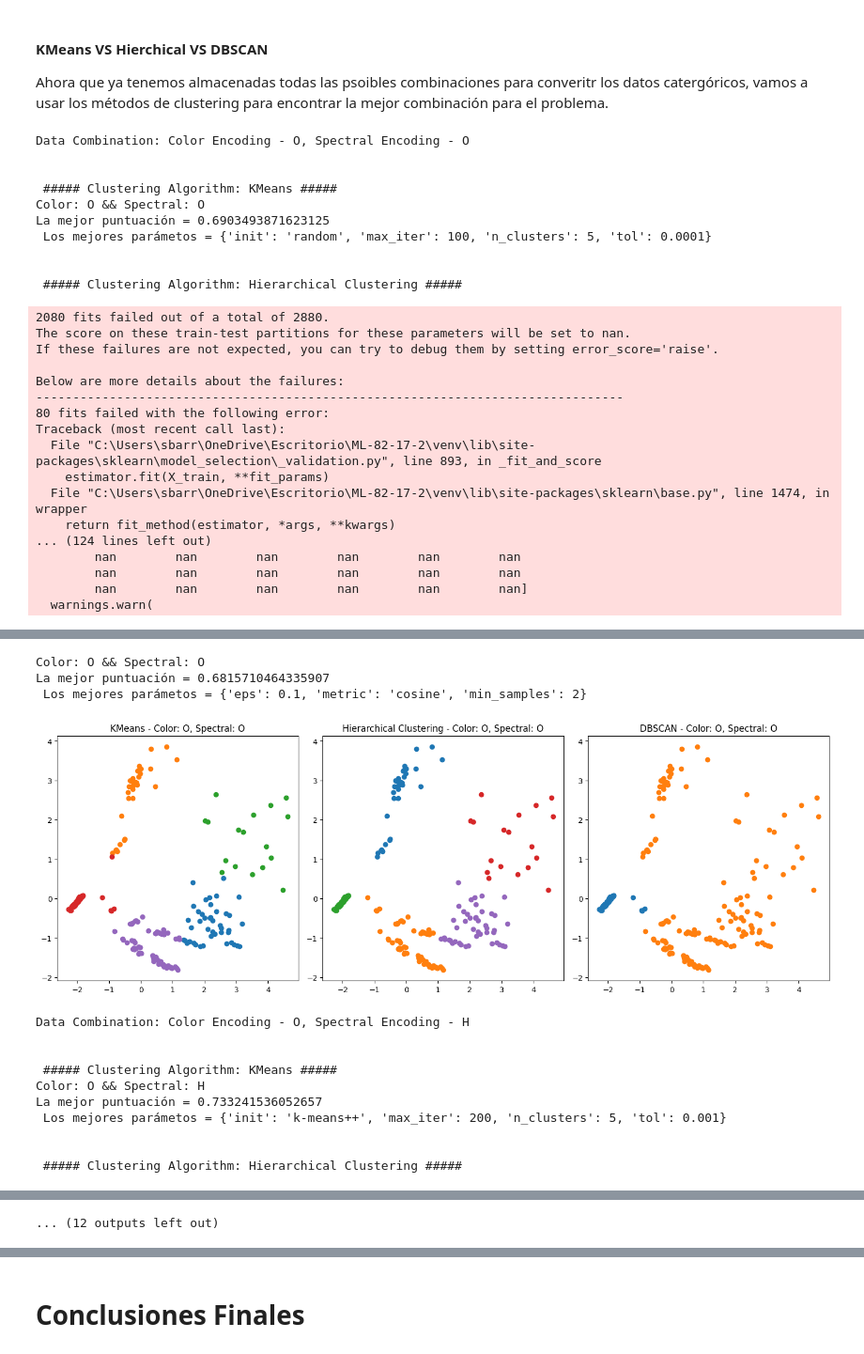
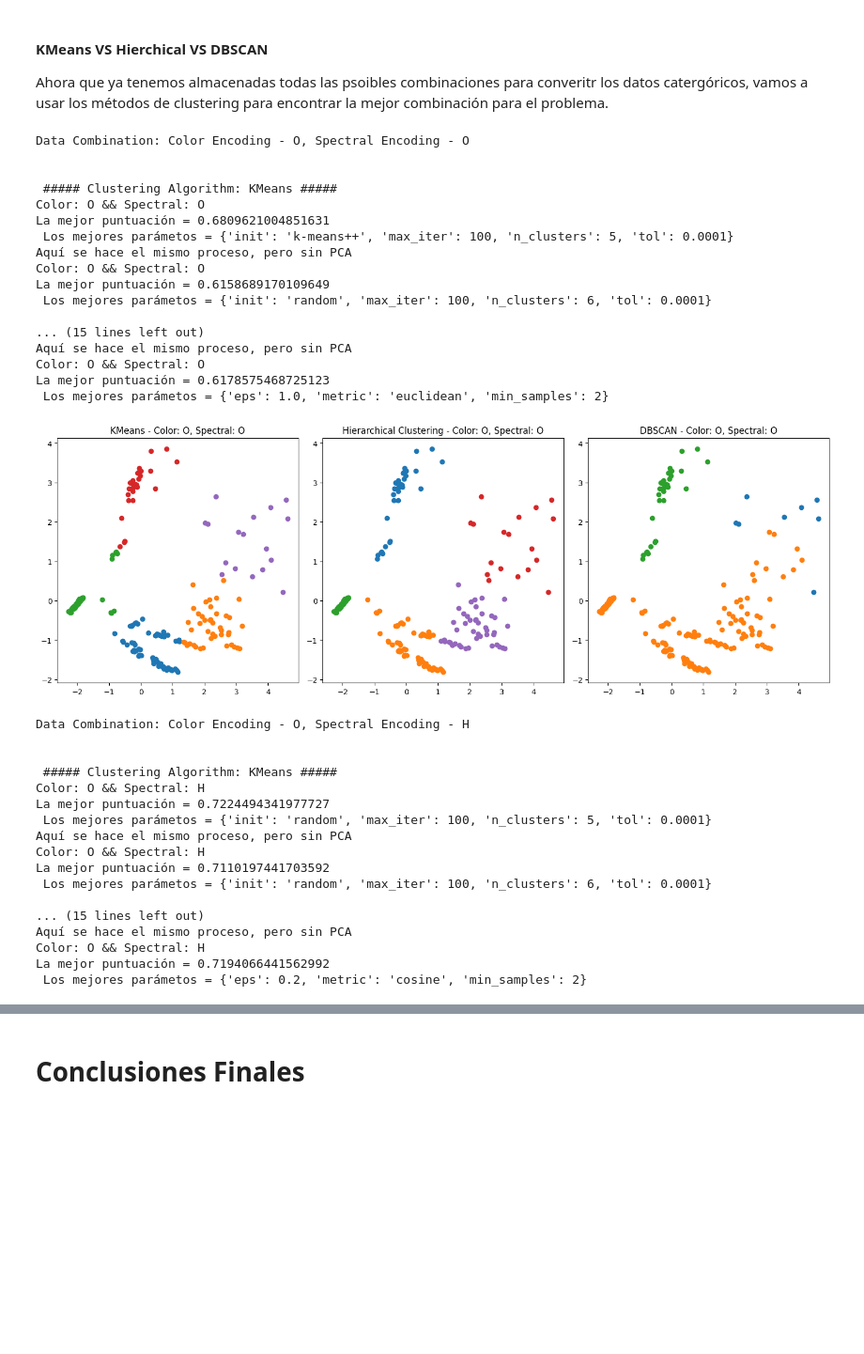
Before and after one commit to 100472175/ML-82-17-2, a Jupyter notebook: Stars.ipynb, the cells around one changed output, grey strips where cells are left out. Shown: that part at 94% size. Saved outputs shown, nothing was run; the diff lists cells and outputs as text; code cells hidden in the pictures; blank space fills up the shorter version.

```diff
--- a/Stars.ipynb
+++ b/Stars.ipynb
@@ -360,6 +356,8 @@ plt.show()
 #### KMeans VS Hierchical VS DBSCAN
 Ahora que ya tenemos almacenadas todas las psoibles combinaciones para converitr los datos catergóricos, vamos a usar los métodos de clustering para encontrar la mejor combinación para el problema.
 # %%
+import warnings
+warnings.filterwarnings('ignore')
 
 param_grid_hierarchical = {
     'compute_distances': [True, False],
@@ -372,15 +370,15 @@ param_grid_hierarchical = {
 
 
 param_grid_dbscan = {
-    'eps': [0.1, 0.5, 1.0],
-    'min_samples': [2, 5, 10],
+    'eps': list(np.arange(0.1, 1.1, 0.1)),
+    'min_samples': list(range(2, 11)),
     'metric': ['euclidean', 'manhattan', 'cosine']
 }
 
 
 # Definir una lista de algoritmos de clustering
 clustering_algorithms = {
-    "KMeans": (KMeans(), param_grid_kmeans),
+    "KMeans": (KMeans(random_state=472175), param_grid_kmeans),
     "Hierarchical Clustering": (AgglomerativeClustering(), param_grid_hierarchical),
     "DBSCAN": (DBSCAN(), param_grid_dbscan)
 }
@@ -411,51 +409,68 @@ for color_encoding, spectral_encoding, df in master_data:
         grid_search.fit(df_pca)
 
         best_score = grid_search.best_score_
         best_params = grid_search.best_params_
+
         print(f"Color: {color_encoding} && Spectral: {spectral_encoding}")
         print(f"La mejor puntuación = {best_score}\n Los mejores parámetos = {best_params}")
 
         # Mostrar los resultados de los clusters
         best_estimator = grid_search.best_estimator_
         cluster_labels = best_estimator.labels_
         unique_labels = np.unique(cluster_labels)
 
         plt.subplot(3, 3, subplot_index)
 
         plt.title(f'{algorithm_name} - Color: {color_encoding}, Spectral: {spectral_encoding}')
 
         for label in unique_labels:
             plt.scatter(df_pca[cluster_labels == label, 0], df_pca[cluster_labels == label, 1], label=f'Cluster {label}')
 
         subplot_index += 1
 
+        print("Aquí se hace el mismo proceso, pero sin PCA")
+        grid_search_sin_pca = GridSearchCV(algorithm[0], algorithm[1], scoring=silhouette_scorer, n_jobs=-1)
+        grid_search_sin_pca.fit(df_scaled)
+        print(f"Color: {color_encoding} && Spectral: {spectral_encoding}")
+        print(f"La mejor puntuación = {grid_search_sin_pca.best_score_}\n Los mejores parámetos = {grid_search_sin_pca.best_params_}")
+
+
+
     plt.tight_layout()
     plt.show()
 # %% [output]
 Data Combination: Color Encoding - O, Spectral Encoding - O
 
 
  ##### Clustering Algorithm: KMeans #####
 Color: O && Spectral: O
-La mejor puntuación = 0.6903493871623125
- Los mejores parámetos = {'init': 'random', 'max_iter': 100, 'n_clusters': 5, 'tol': 0.0001}
+La mejor puntuación = 0.6809621004851631
+ Los mejores parámetos = {'init': 'k-means++', 'max_iter': 100, 'n_clusters': 5, 'tol': 0.0001}
+Aquí se hace el mismo proceso, pero sin PCA
+Color: O && Spectral: O
+La mejor puntuación = 0.6158689170109649
+ Los mejores parámetos = {'init': 'random', 'max_iter': 100, 'n_clusters': 6, 'tol': 0.0001}
 
-
- ##### Clustering Algorithm: Hierarchical Clustering #####
+... (15 lines left out)
+Aquí se hace el mismo proceso, pero sin PCA
+Color: O && Spectral: O
+La mejor puntuación = 0.6178575468725123
+ Los mejores parámetos = {'eps': 1.0, 'metric': 'euclidean', 'min_samples': 2}
+[figure, new version]
-2080 fits failed out of a total of 2880.
-The score on these train-test partitions for these parameters will be set to nan.
-If these failures are not expected, you can try to debug them by setting error_score='raise'.
+Data Combination: Color Encoding - O, Spectral Encoding - H
 
-Below are more details about the failures:
---------------------------------------------------------------------------------
-80 fits failed with the following error:
-Traceback (most recent call last):
-  File "C:\Users\sbarr\OneDrive\Escritorio\ML-82-17-2\venv\lib\site-packages\sklearn\model_selection\_validation.py", line 893, in _fit_and_score
-    estimator.fit(X_train, **fit_params)
-  File "C:\Users\sbarr\OneDrive\Escritorio\ML-82-17-2\venv\lib\site-packages\sklearn\base.py", line 1474, in wrapper
-    return fit_method(estimator, *args, **kwargs)
-... (124 lines left out)
-        nan        nan        nan        nan        nan        nan
-        nan        nan        nan        nan        nan        nan
-        nan        nan        nan        nan        nan        nan]
-  warnings.warn(
+
+ ##### Clustering Algorithm: KMeans #####
+Color: O && Spectral: H
+La mejor puntuación = 0.7224494341977727
+ Los mejores parámetos = {'init': 'random', 'max_iter': 100, 'n_clusters': 5, 'tol': 0.0001}
+Aquí se hace el mismo proceso, pero sin PCA
+Color: O && Spectral: H
+La mejor puntuación = 0.7110197441703592
+ Los mejores parámetos = {'init': 'random', 'max_iter': 100, 'n_clusters': 6, 'tol': 0.0001}
+
+... (15 lines left out)
+Aquí se hace el mismo proceso, pero sin PCA
+Color: O && Spectral: H
+La mejor puntuación = 0.7194066441562992
+ Los mejores parámetos = {'eps': 0.2, 'metric': 'cosine', 'min_samples': 2}
@@ -473,14 +512,0 @@ La mejor puntuación = 0.6811265694682159
-Color: O && Spectral: O
-La mejor puntuación = 0.6815710464335907
- Los mejores parámetos = {'eps': 0.1, 'metric': 'cosine', 'min_samples': 2}
-[figure, old version]
-Data Combination: Color Encoding - O, Spectral Encoding - H
-
-
- ##### Clustering Algorithm: KMeans #####
-Color: O && Spectral: H
-La mejor puntuación = 0.733241536052657
- Los mejores parámetos = {'init': 'k-means++', 'max_iter': 200, 'n_clusters': 5, 'tol': 0.001}
-
-
- ##### Clustering Algorithm: Hierarchical Clustering #####
@@ -519 +512,0 @@ La mejor puntuación = 0.7320754203296818
-... (12 outputs left out)
```
Also changed, not shown: parts of 8 cells of this notebook.
